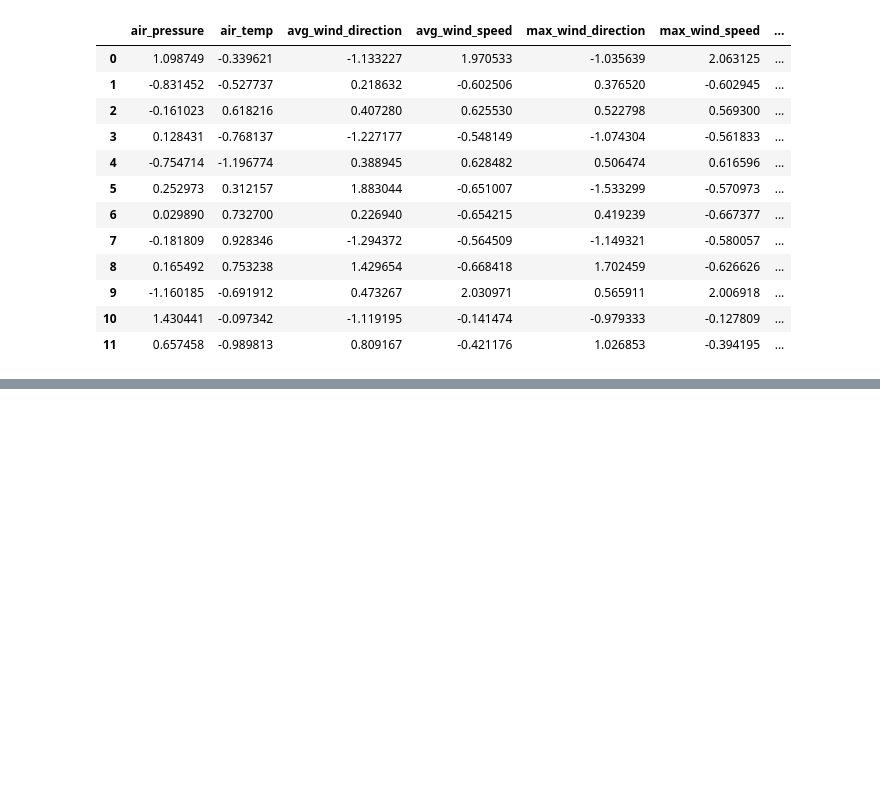
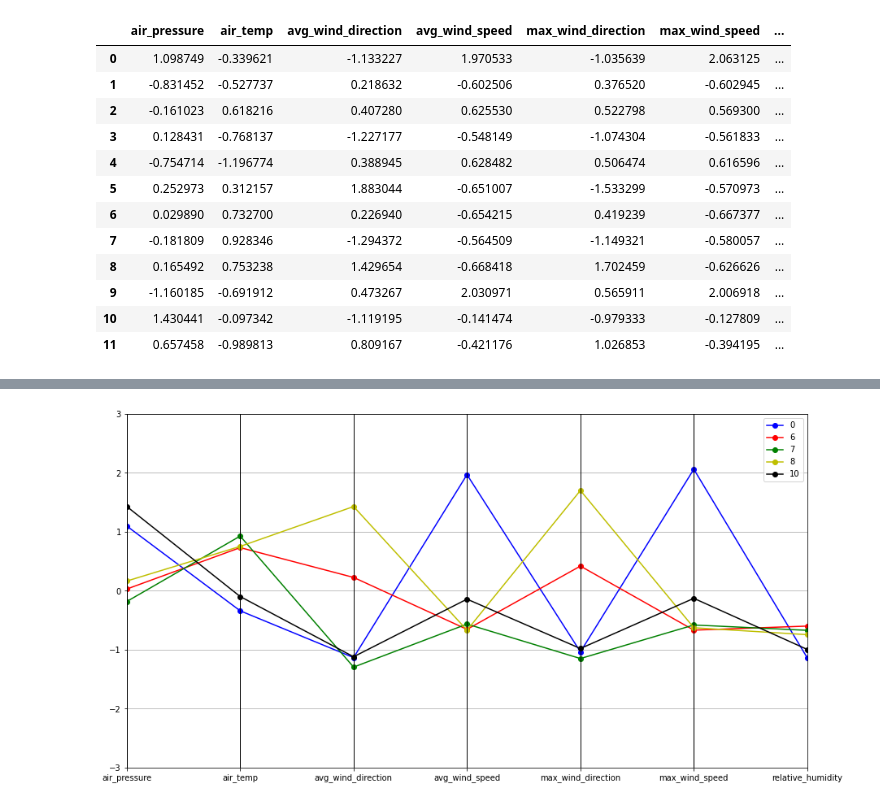
Before and after one commit to AIUnicah/IACyC, a Jupyter notebook: Clustering.ipynb, the cells around one changed output, grey strips where cells are left out. Cells and saved outputs as stored; diff of their text form; code cells hidden in the pictures; blank space fills up the shorter version.

```diff
--- a/Clustering.ipynb
+++ b/Clustering.ipynb
@@ -276,0 +280,5 @@ P
+# %%
+#como se comportaria el clima cuando su humedad relativa fuera menor a -0.5
+parallel_plot(P[P['relative_humidity'] < -0.5])
+# %% [output]
+[figure, added]
```
Also changed, not shown: parts of 3 cells of this notebook.
